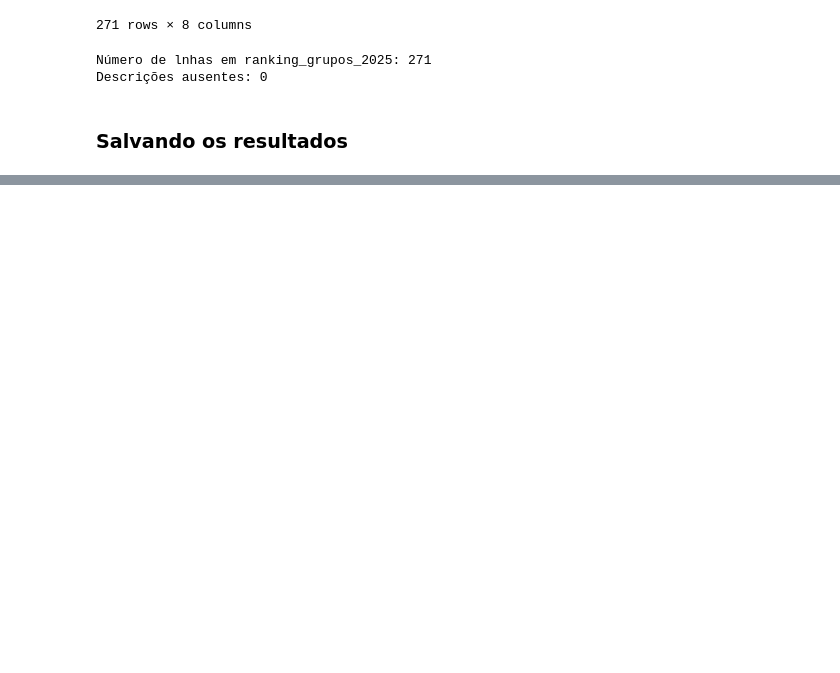
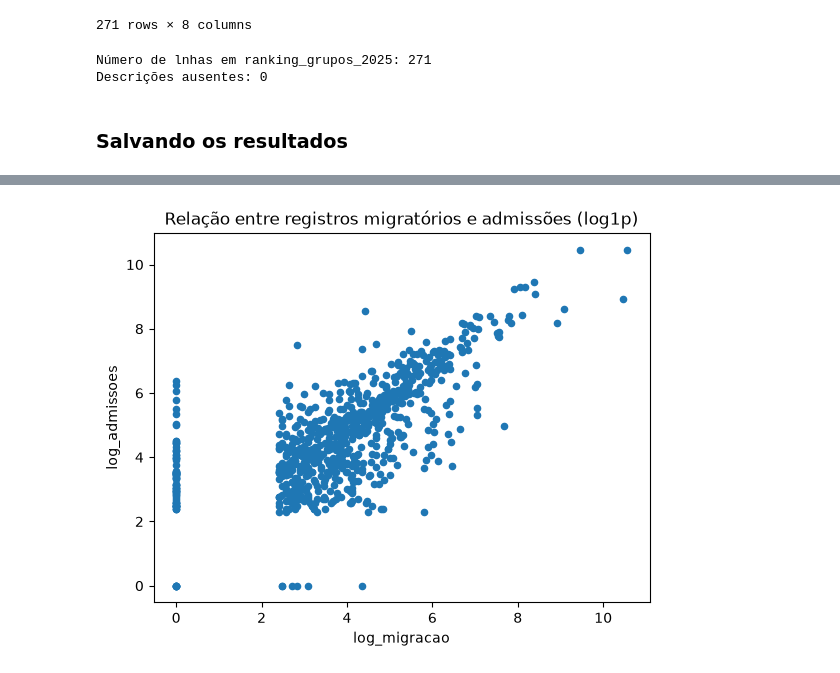
Before and after one commit to Vinivioto/uniesf-opportunity-map, a Jupyter notebook: notebooks/02_exploracao_trabalho.ipynb, the cells around one changed output, grey strips where cells are left out. Drawn from its saved outputs; the diff is of its cells as text; code cells hidden in the pictures; blank space fills up the shorter version.

```diff
--- a/notebooks/02_exploracao_trabalho.ipynb
+++ b/notebooks/02_exploracao_trabalho.ipynb
@@ -1099,0 +1747,16 @@ ranking_grupos_2025.to_parquet(path="../data/processed/trabalho/emprego_por_grup
+# %%
+indicadores_integrados['log_migracao'] = np.log1p(indicadores_integrados['2025'])
+
+indicadores_integrados['log_admissoes'] = np.log1p(indicadores_integrados['admissoes'])
+
+
+indicadores_integrados.plot(
+    kind="scatter",
+    x='log_migracao',
+    y='log_admissoes',
+)
+
+plt.title("Relação entre registros migratórios e admissões (log1p)")
+plt.show()
+# %% [output]
+[figure, added]
```
Also changed, not shown: parts of 67 cells of this notebook, 2 other files.
